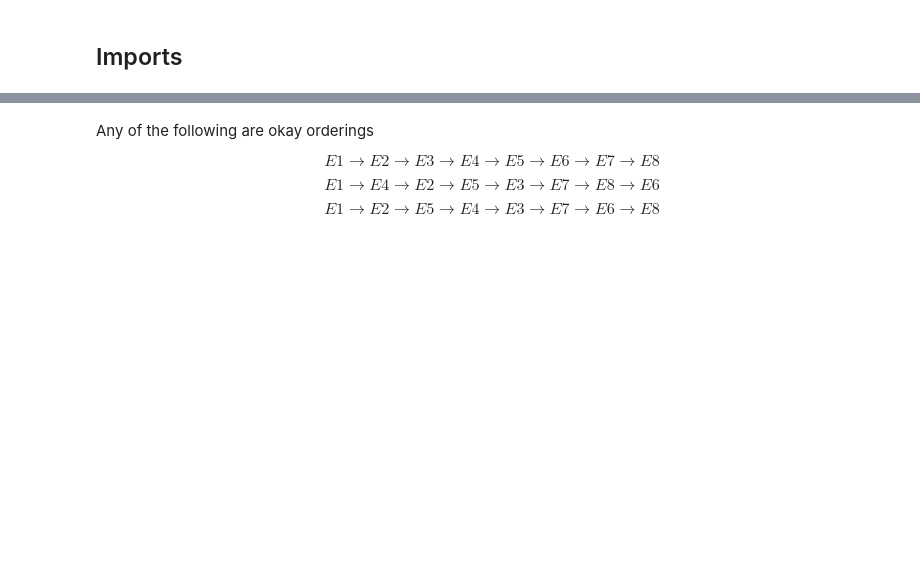
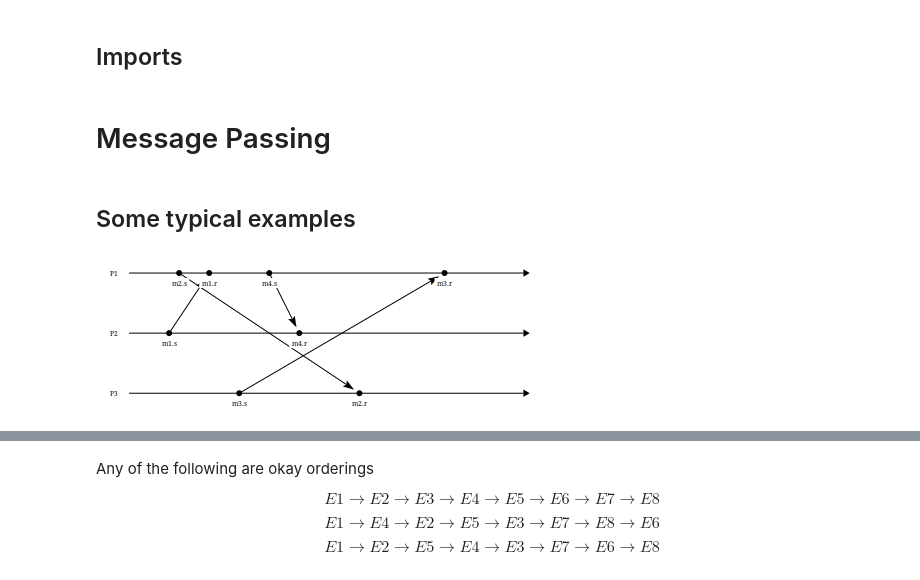
Before and after one commit to dunnl/distributed-systems-art, a Jupyter notebook: notebooks/Diagrams.ipynb, the cells around one changed output, grey strips where cells are left out. Cells and saved outputs as stored; diff of their text form; code cells hidden in the pictures; blank space fills up the shorter version.

```diff
--- a/notebooks/Diagrams.ipynb
+++ b/notebooks/Diagrams.ipynb
@@ -99,3 +106,29 @@ mkWorlds worlds points opts dashed =
     attachAll opts dashed points ws
   where
   ws = foldMap (\(name, y, events, pts) -> mkWorldLine name y events pts) worlds
+# %% [markdown]
+# Message Passing
+# %% [markdown]
+## Some typical examples
+# %%
+opts = def & arrowHead  .~ dart
+       & arrowTail .~ noTail
+       & headLength .~ normal
+       & tailLength .~ normal
+       & headGap    .~ small
+
+request = pad 1.1 $
+     mkWorlds [ ("P1", 70, [], [(50, "alice", "m2.s", mkCircle), (80, "m11", "m1.r", mkCircle), (140, "m12", "m4.s", mkCircle), (315, "bob", "m3.r", mkCircle)])
+              , ("P2", 10, [], [(40, "m21", "m1.s", mkCircle), (170, "m22", "m4.r", mkCircle)])
+              , ("P3", -50, [], [(110, "p3_bob", "m3.s", mkCircle), (230, "alice2", "m2.r", mkCircle)])
+              ]
+              [ (toName "m21", toName "m11")
+              , (toName "m12", toName "m22")
+              , (toName "p3_bob", toName "bob")
+              , (toName "alice", toName "alice2")
+              ]
+              opts False
+
+diagram request
+# %% [output]
+[figure, added]
```
Also changed, not shown: parts of 19 cells of this notebook, 7 other files.
